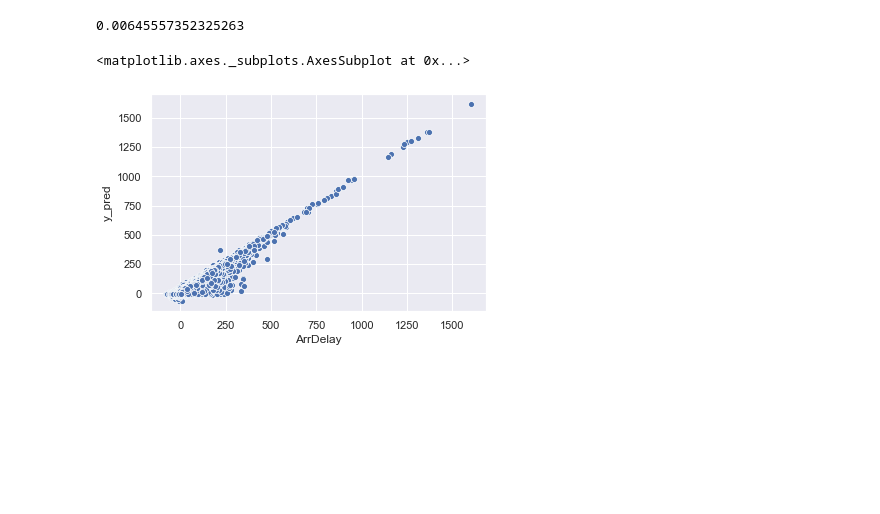
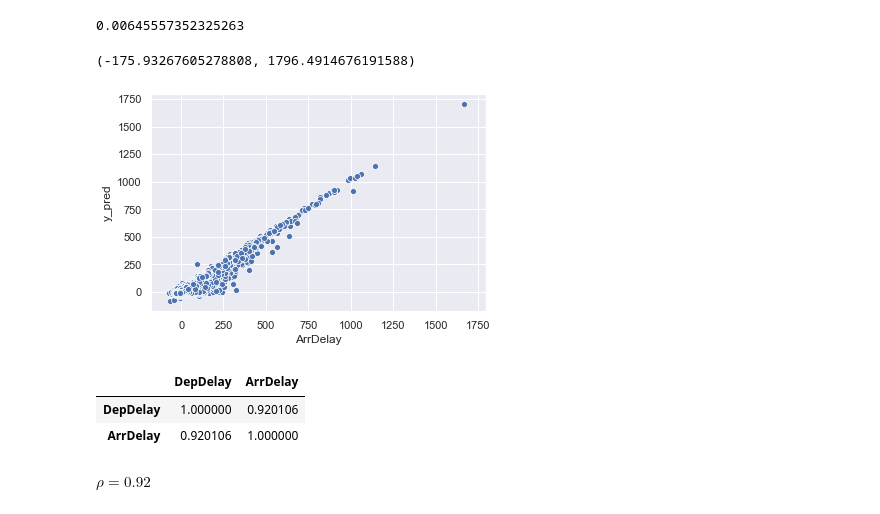
Before and after one commit to jpcenteno/flight-delay-estimation, a Jupyter notebook: notebooks/depdelay-vs-arrdelay.ipynb, the cells around one changed output. Drawn from its saved outputs; the diff is of its cells as text; code cells hidden in the pictures; blank space fills up the shorter version.

Commit message:
WIP explicacion modelo delay.

```diff
--- a/notebooks/depdelay-vs-arrdelay.ipynb
+++ b/notebooks/depdelay-vs-arrdelay.ipynb
@@ -211,8 +211,23 @@ plt.plot()
 nrmse(y_true, y_pred)
 # %% [output]
 0.00645557352325263
-# %%
-sns.scatterplot('ArrDelay', 'y_pred', data=flights.sample(frac=.05))
-# %% [output]
-<matplotlib.axes._subplots.AxesSubplot at 0x...>
-[figure, removed]
+# %%
+sns.scatterplot('ArrDelay', 'y_pred', data=flights.sample(frac=.05))
+
+# Pongo ambos ejes en la misma escala
+xmin, xmax = plt.xlim()
+ymin, ymax = plt.ylim()
+lim = (min([xmin, ymin]), max([xmax, ymax]))
+plt.xlim(lim)
+plt.ylim(lim)
+# %% [output]
+(-175.93267605278808, 1796.4914676191588)
+[figure, added]
+# %%
+flights.loc[:, ['DepDelay', 'ArrDelay']].corr()
+# %% [output]
+|  | DepDelay | ArrDelay |
+| DepDelay | 1.000000 | 0.920106 |
+| ArrDelay | 0.920106 | 1.000000 |
+# %% [markdown]
+$\rho = 0.92$
```
Also changed, not shown: 5 other files.
